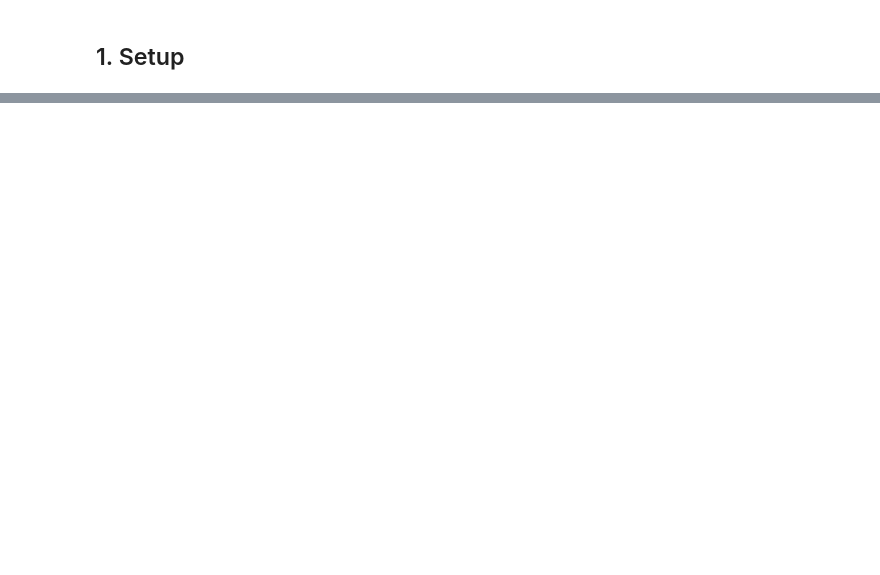
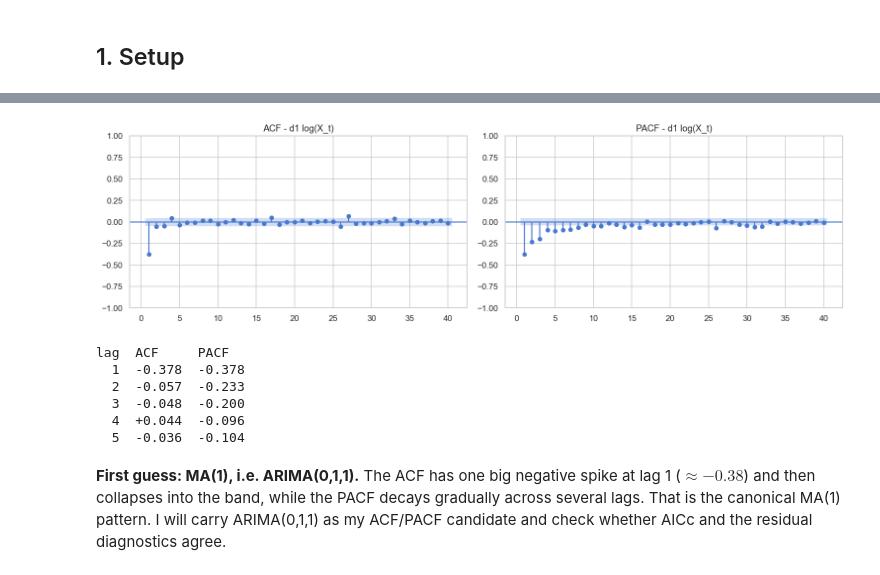
Before and after one commit to clarktenge/eeg-sleep-sarima, a Jupyter notebook: eeg_sleep_sarima.ipynb, the cells around one changed output, grey strips where cells are left out. Cells and saved outputs as stored; diff of their text form; code cells hidden in the pictures; blank space fills up the shorter version.

```diff
--- a/eeg_sleep_sarima.ipynb
+++ b/eeg_sleep_sarima.ipynb
@@ -296,13 +144,0 @@ We plot both the simply-differenced and seasonally-differenced series for compar
-# %%
-def plot_acf_pacf(series, lags=60, title='', fname='acf_pacf.png'):
-    fig, (ax1, ax2) = plt.subplots(1, 2, figsize=(14, 4))
-    plot_acf(series.dropna(),  lags=lags, alpha=0.05, ax=ax1,
-             title=f'ACF — {title}', zero=False)
-    plot_pacf(series.dropna(), lags=lags, alpha=0.05, ax=ax2,
-              title=f'PACF — {title}', zero=False, method='ywm')
-    plt.tight_layout()
-    plt.savefig(f'{FIGURES_DIR}/{fname}', bbox_inches='tight')
-    plt.show()
-
-print('--- After regular differencing only ---')
-plot_acf_pacf(W_t, lags=60, title='nabla log(X_t)', fname='acf_pacf_nodiff.png')
@@ -651,0 +231,16 @@ print(f'  RMSE = {rmse:.4e}  MAE = {mae:.4e}')
+# %%
+# (1) Over-differencing check: a *correct* seasonal difference should REDUCE variance.
+print('Variance by differencing stage:')
+print(f'  log(X_t)            : {Y_t.var():.5f}')
+print(f'  d1 log(X_t)         : {W_t.var():.5f}')
+for S in (18, S_ULTRADIAN):
+    v = manual_difference(Y_t, d=1, D=1, S=S).var()
+    print(f'  d1 + D1_S{S:<3} log(X_t): {v:.5f}   '
+          f'({"INCREASED -> over-differencing" if v > W_t.var() else "reduced -> ok"})')
+
+# (2) Is there any seasonal autocorrelation to model?
+Wd = W_t.dropna(); ci = 1.96/np.sqrt(len(Wd))
+a200 = acf(Wd, nlags=200); p200 = pacf(Wd, nlags=200, method='ywm')
+print(f'\nSeasonal-lag ACF/PACF (95% band = +-{ci:.3f}):')
+for k in (18, 147, 180, 189):
+    print(f'  lag {k:>3}: ACF={a200[k]:+.3f}  PACF={p200[k]:+.3f}')
@@ -651,0 +280,26 @@ print(f'  RMSE = {rmse:.4e}  MAE = {mae:.4e}')
+# %%
+def plot_acf_pacf(series, lags=40, title='', fname='acf_pacf.png'):
+    fig, (ax1, ax2) = plt.subplots(1, 2, figsize=(14, 4))
+    plot_acf(series.dropna(),  lags=lags, alpha=0.05, ax=ax1, title=f'ACF - {title}', zero=False)
+    plot_pacf(series.dropna(), lags=lags, alpha=0.05, ax=ax2, title=f'PACF - {title}', zero=False, method='ywm')
+    plt.tight_layout(); plt.savefig(f'{FIGURES_DIR}/{fname}', bbox_inches='tight'); plt.show()
+
+plot_acf_pacf(W_t, lags=40, title='d1 log(X_t)', fname='acf_pacf.png')
+
+# numeric read of the first few lags
+a = acf(W_t.dropna(), nlags=6); p = pacf(W_t.dropna(), nlags=6, method='ywm')
+print('lag  ACF     PACF')
+for k in range(1, 6):
+    print(f'{k:3d}  {a[k]:+.3f}  {p[k]:+.3f}')
+# %% [output]
+[figure, added]
+lag  ACF     PACF
+  1  -0.378  -0.378
+  2  -0.057  -0.233
+  3  -0.048  -0.200
+  4  +0.044  -0.096
+  5  -0.036  -0.104
+# %% [markdown]
+**First guess: MA(1), i.e. ARIMA(0,1,1).** The ACF has one big negative spike at lag 1 ($\approx -0.38$) and then
+collapses into the band, while the PACF decays gradually across several lags. That is the canonical MA(1) pattern.
+I will carry ARIMA(0,1,1) as my ACF/PACF candidate and check whether AICc and the residual diagnostics agree.
```
Also changed, not shown: parts of 60 cells of this notebook, 12 other files.
